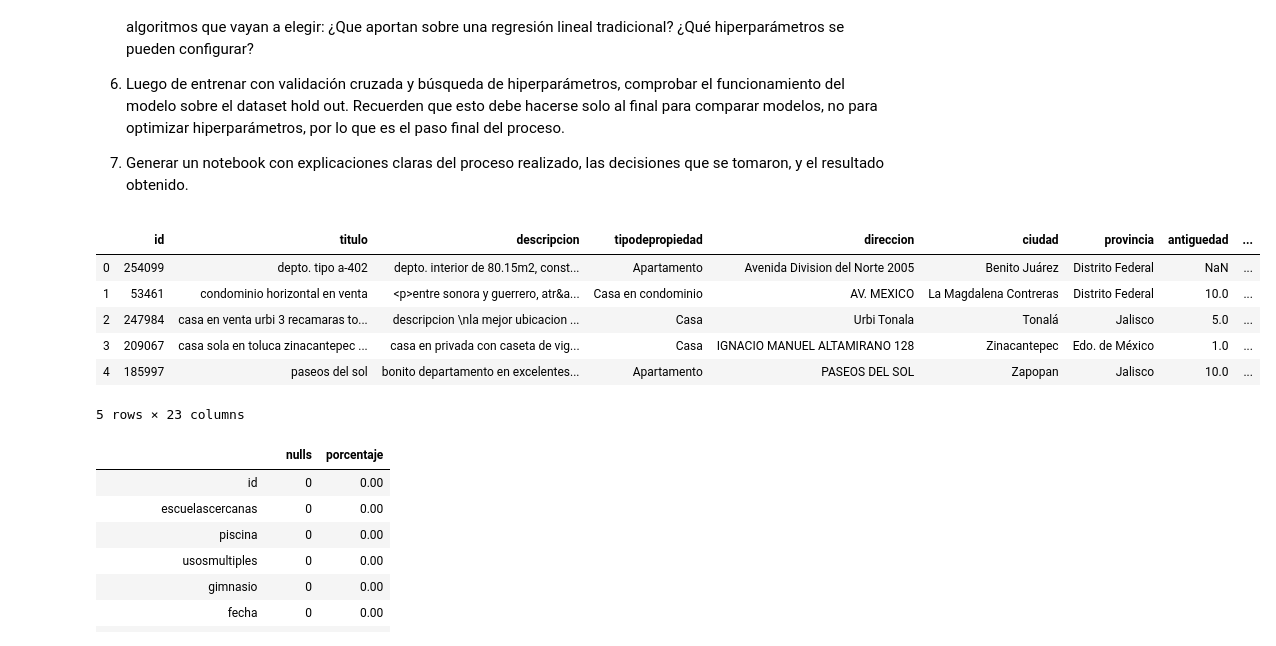
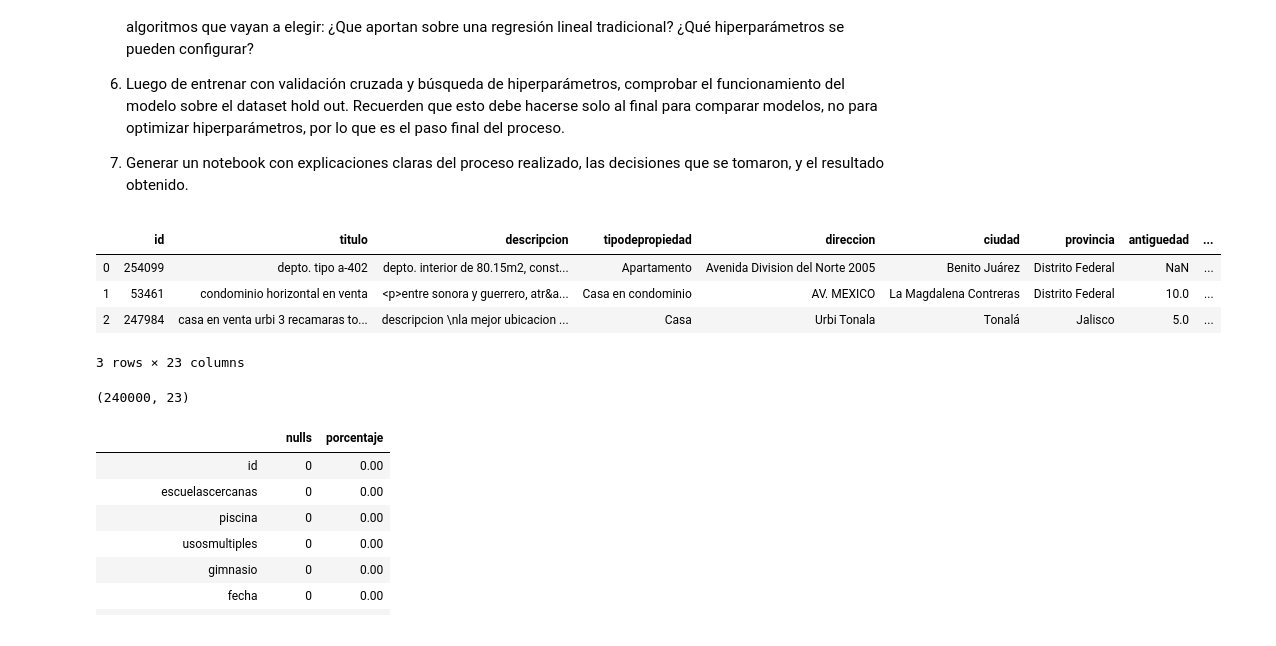
Before and after one commit to nyasan/naventPrediction, a Jupyter notebook: Modelado_PracticoExtraRegresion.ipynb, the cells around one changed output. Saved outputs shown, nothing was run; the diff lists cells and outputs as text; code cells hidden in the pictures.

```diff
--- a/Modelado_PracticoExtraRegresion.ipynb
+++ b/Modelado_PracticoExtraRegresion.ipynb
@@ -33,15 +33,17 @@ https://metadata.fundacionsadosky.org.ar/media/navent/metaDataNavent.ipynb
 # %%
 import pandas as pd
 df = pd.read_csv('train.csv')
-df.head()
+df.head(3)
 # %% [output]
 |  | id | titulo | descripcion | tipodepropiedad | direccion | ciudad | provincia | antiguedad | ... |
 | 0 | 254099 | depto. tipo a-402 | depto. interior de 80.15m2, const... | Apartamento | Avenida Division del Norte 2005 | Benito Juárez | Distrito Federal | NaN | ... |
 | 1 | 53461 | condominio horizontal en venta | <p>entre sonora y guerrero, atr&a... | Casa en condominio | AV. MEXICO | La Magdalena Contreras | Distrito Federal | 10.0 | ... |
 | 2 | 247984 | casa en venta urbi 3 recamaras to... | descripcion \nla mejor ubicacion ... | Casa | Urbi Tonala | Tonalá | Jalisco | 5.0 | ... |
-| 3 | 209067 | casa sola en toluca zinacantepec ... | casa en privada con caseta de vig... | Casa | IGNACIO MANUEL ALTAMIRANO 128 | Zinacantepec | Edo. de México | 1.0 | ... |
-| 4 | 185997 | paseos del sol | bonito departamento en excelentes... | Apartamento | PASEOS DEL SOL | Zapopan | Jalisco | 10.0 | ... |
-5 rows × 23 columns
+3 rows × 23 columns
+# %%
+df.shape
+# %% [output]
+(240000, 23)
 # %%
 nulls = pd.DataFrame(df.isnull().sum().sort_values(), columns=['nulls'])
 nulls['porcentaje'] = round(100*nulls['nulls'] / len(df), 2)
```
Also changed, not shown: parts of 39 cells of this notebook.
